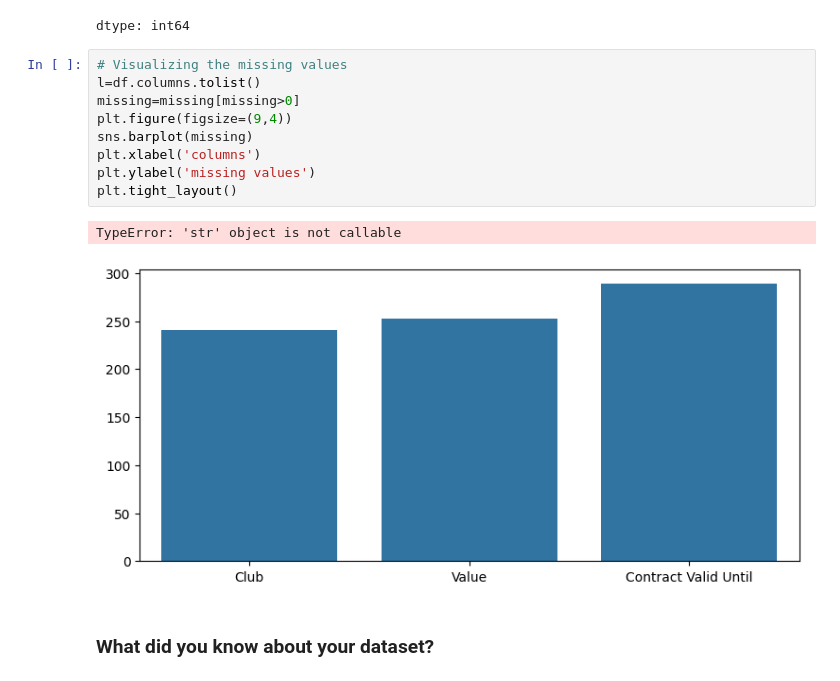
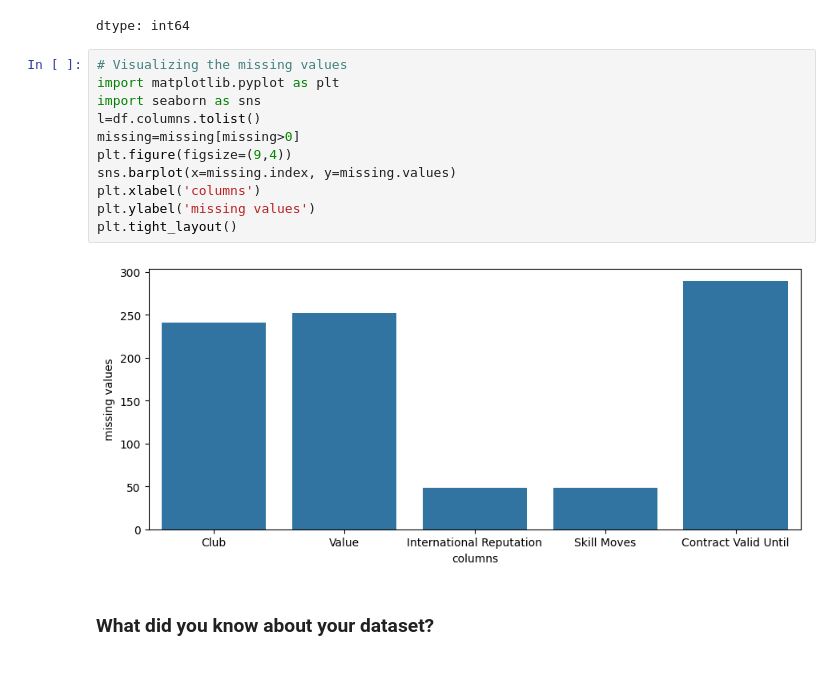
Before and after one commit to parthsharma5575/Ai-Ml-GenAi, a Jupyter notebook: Parth_Sharma_EDA_.ipynb, the cells around one changed output. Drawn from its saved outputs; the diff is of its cells as text.

```diff
--- a/Parth_Sharma_EDA_.ipynb
+++ b/Parth_Sharma_EDA_.ipynb
@@ -166,16 +167,17 @@ missing
 dtype: int64
 # %%
 # Visualizing the missing values
+import matplotlib.pyplot as plt
+import seaborn as sns
 l=df.columns.tolist()
 missing=missing[missing>0]
 plt.figure(figsize=(9,4))
-sns.barplot(missing)
+sns.barplot(x=missing.index, y=missing.values)
 plt.xlabel('columns')
 plt.ylabel('missing values')
 plt.tight_layout()
 # %% [output]
-TypeError: 'str' object is not callable
-[figure, old version]
+[figure, new version]
 # %% [markdown]
 ### What did you know about your dataset?
 # %% [markdown]
```
Also changed, not shown: parts of 34 cells of this notebook.
